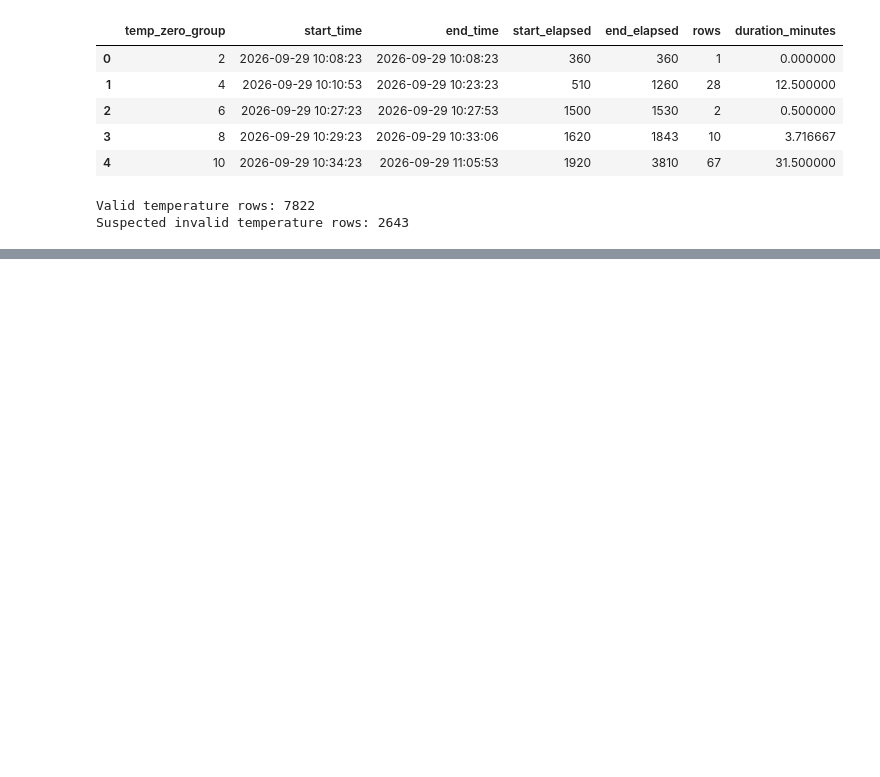
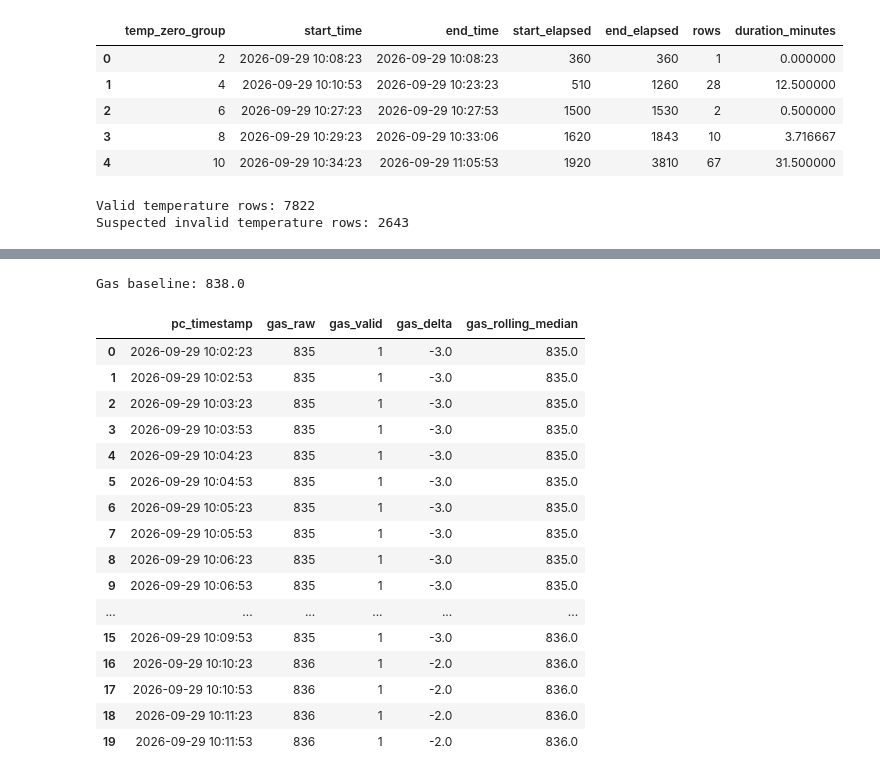
Before and after one commit to Bhagya-Navodyani/Intelligent_Fish_Storage-ML, a Jupyter notebook: notebook/Fish_Storage_ML_Pipeline.ipynb, the cells around one changed output, grey strips where cells are left out. Saved outputs shown, nothing was run; the diff lists cells and outputs as text; code cells hidden in the pictures; blank space fills up the shorter version.

```diff
--- a/notebook/Fish_Storage_ML_Pipeline.ipynb
+++ b/notebook/Fish_Storage_ML_Pipeline.ipynb
@@ -324,0 +513,68 @@ Suspected invalid temperature rows: 2643
+# %%
+# Create an ML-use gas column
+df["gas_ml"] = df["gas_raw"].astype(float)
+
+# Fault-suspected readings are excluded from gas-based features
+df.loc[df["gas_valid"] == 0, "gas_ml"] = np.nan
+
+
+# Gas baseline
+# Use valid readings from the first 30 minutes
+
+
+baseline_mask = (
+    (df["elapsed_sec"] < 1800) &
+    (df["gas_valid"] == 1)
+)
+
+gas_baseline = df.loc[baseline_mask, "gas_raw"].median()
+
+print("Gas baseline:", gas_baseline)
+
+
+# Gas delta
+
+
+df["gas_delta"] = df["gas_ml"] - gas_baseline
+
+
+# Trailing rolling median
+# 5 readings ≈ 2.5 minutes for ~30-second sampling
+
+
+df["gas_rolling_median"] = (
+    df["gas_ml"]
+    .rolling(window=5, min_periods=1)
+    .median()
+)
+
+display(
+    df[
+        [
+            "pc_timestamp",
+            "gas_raw",
+            "gas_valid",
+            "gas_delta",
+            "gas_rolling_median"
+        ]
+    ].head(20)
+)
+# %% [output]
+Gas baseline: 838.0
+|  | pc_timestamp | gas_raw | gas_valid | gas_delta | gas_rolling_median |
+| 0 | 2026-09-29 10:02:23 | 835 | 1 | -3.0 | 835.0 |
+| 1 | 2026-09-29 10:02:53 | 835 | 1 | -3.0 | 835.0 |
+| 2 | 2026-09-29 10:03:23 | 835 | 1 | -3.0 | 835.0 |
+| 3 | 2026-09-29 10:03:53 | 835 | 1 | -3.0 | 835.0 |
+| 4 | 2026-09-29 10:04:23 | 835 | 1 | -3.0 | 835.0 |
+| 5 | 2026-09-29 10:04:53 | 835 | 1 | -3.0 | 835.0 |
+| 6 | 2026-09-29 10:05:23 | 835 | 1 | -3.0 | 835.0 |
+| 7 | 2026-09-29 10:05:53 | 835 | 1 | -3.0 | 835.0 |
+| 8 | 2026-09-29 10:06:23 | 835 | 1 | -3.0 | 835.0 |
+| 9 | 2026-09-29 10:06:53 | 835 | 1 | -3.0 | 835.0 |
+| ... | ... | ... | ... | ... | ... |
+| 15 | 2026-09-29 10:09:53 | 835 | 1 | -3.0 | 836.0 |
+| 16 | 2026-09-29 10:10:23 | 836 | 1 | -2.0 | 836.0 |
+| 17 | 2026-09-29 10:10:53 | 836 | 1 | -2.0 | 836.0 |
+| 18 | 2026-09-29 10:11:23 | 836 | 1 | -2.0 | 836.0 |
+| 19 | 2026-09-29 10:11:53 | 836 | 1 | -2.0 | 836.0 |
```
Also changed, not shown: parts of 19 cells of this notebook.
